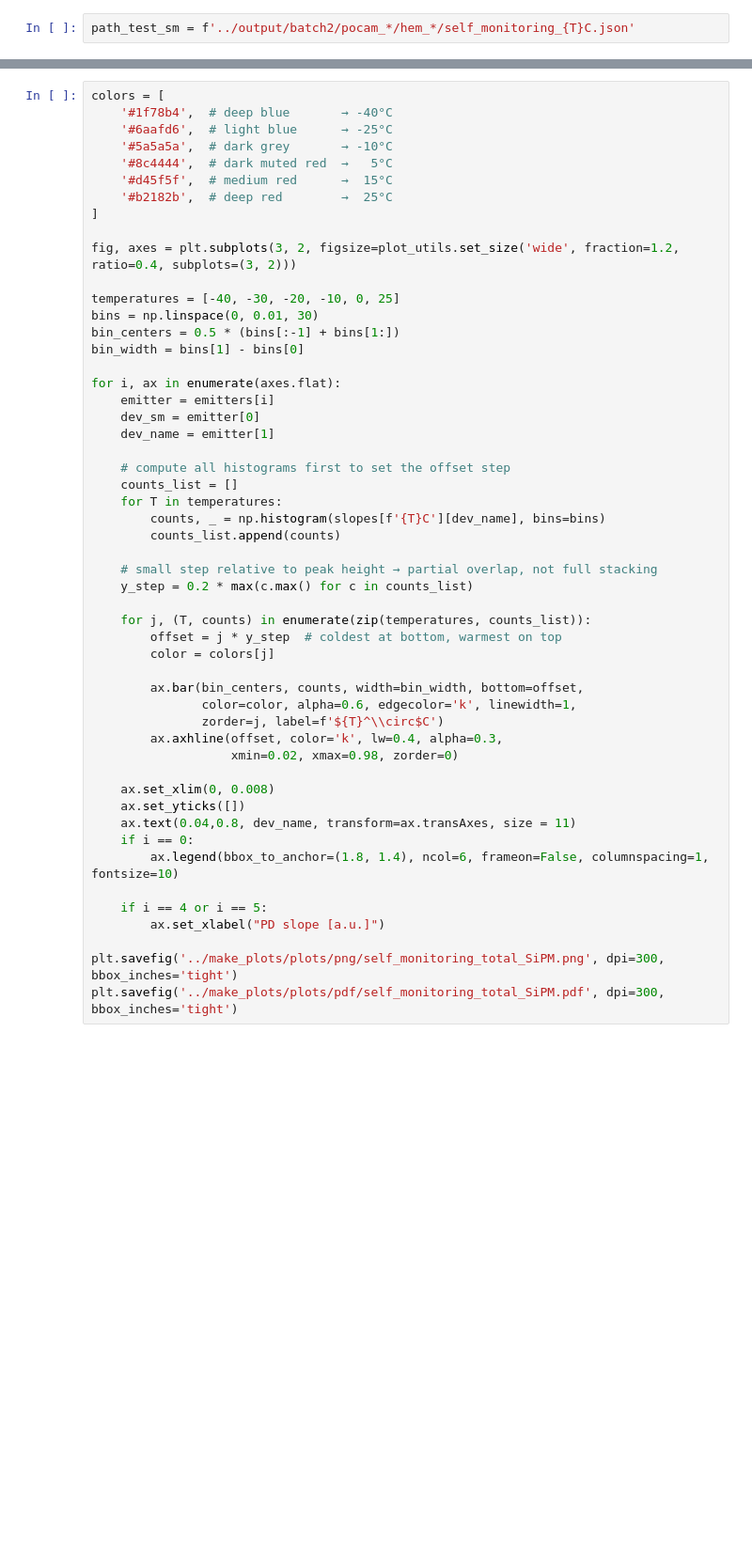
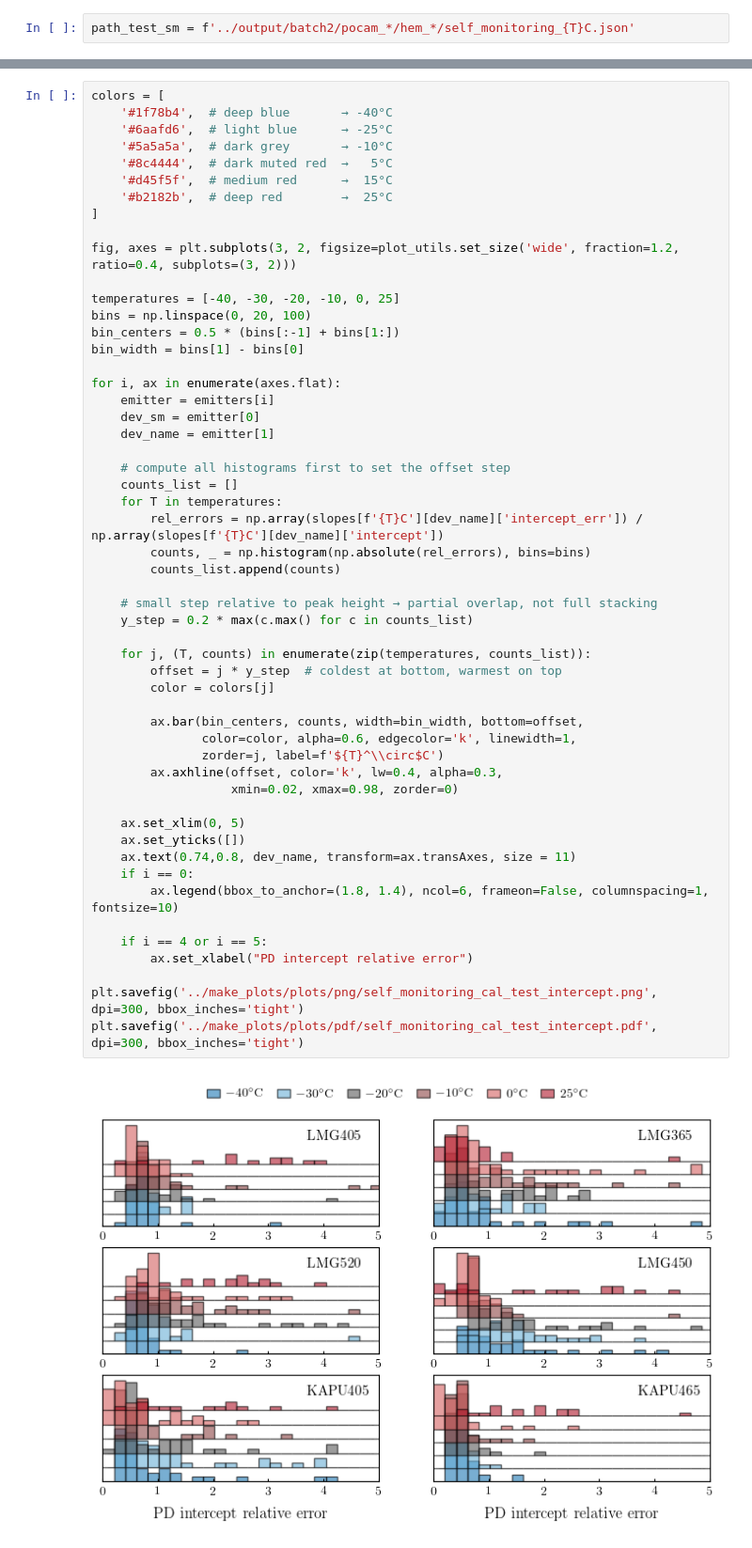
Before and after one commit to LeonhardEidenschink/POCAM_FAT, a Jupyter notebook: scripts/test_self_monitoring.ipynb, the cells around one changed output, grey strips where cells are left out. Shown at 94% size. Saved outputs shown, nothing was run; the diff lists cells and outputs as text; blank space fills up the shorter version.

```diff
--- a/scripts/test_self_monitoring.ipynb
+++ b/scripts/test_self_monitoring.ipynb
@@ -315,42 +326,45 @@ colors = [
 fig, axes = plt.subplots(3, 2, figsize=plot_utils.set_size('wide', fraction=1.2, ratio=0.4, subplots=(3, 2)))
 
 temperatures = [-40, -30, -20, -10, 0, 25]
-bins = np.linspace(0, 0.01, 30)
+bins = np.linspace(0, 20, 100)
 bin_centers = 0.5 * (bins[:-1] + bins[1:])
 bin_width = bins[1] - bins[0]
 
 for i, ax in enumerate(axes.flat):
     emitter = emitters[i]
     dev_sm = emitter[0]
     dev_name = emitter[1]
 
     # compute all histograms first to set the offset step
     counts_list = []
     for T in temperatures:
-        counts, _ = np.histogram(slopes[f'{T}C'][dev_name], bins=bins)
+        rel_errors = np.array(slopes[f'{T}C'][dev_name]['intercept_err']) / np.array(slopes[f'{T}C'][dev_name]['intercept'])
+        counts, _ = np.histogram(np.absolute(rel_errors), bins=bins)
         counts_list.append(counts)
 
     # small step relative to peak height → partial overlap, not full stacking
     y_step = 0.2 * max(c.max() for c in counts_list)
 
     for j, (T, counts) in enumerate(zip(temperatures, counts_list)):
         offset = j * y_step  # coldest at bottom, warmest on top
         color = colors[j]
 
         ax.bar(bin_centers, counts, width=bin_width, bottom=offset,
                color=color, alpha=0.6, edgecolor='k', linewidth=1,
                zorder=j, label=f'${T}^\\circ$C')
         ax.axhline(offset, color='k', lw=0.4, alpha=0.3,
                    xmin=0.02, xmax=0.98, zorder=0)
 
-    ax.set_xlim(0, 0.008)
+    ax.set_xlim(0, 5)
     ax.set_yticks([])
-    ax.text(0.04,0.8, dev_name, transform=ax.transAxes, size = 11)
+    ax.text(0.74,0.8, dev_name, transform=ax.transAxes, size = 11)
     if i == 0:
         ax.legend(bbox_to_anchor=(1.8, 1.4), ncol=6, frameon=False, columnspacing=1, fontsize=10)
 
     if i == 4 or i == 5:
-        ax.set_xlabel("PD slope [a.u.]")
+        ax.set_xlabel("PD intercept relative error")
 
-plt.savefig('../make_plots/plots/png/self_monitoring_total_SiPM.png', dpi=300, bbox_inches='tight')
-plt.savefig('../make_plots/plots/pdf/self_monitoring_total_SiPM.pdf', dpi=300, bbox_inches='tight')
+plt.savefig('../make_plots/plots/png/self_monitoring_cal_test_intercept.png', dpi=300, bbox_inches='tight')
+plt.savefig('../make_plots/plots/pdf/self_monitoring_cal_test_intercept.pdf', dpi=300, bbox_inches='tight')
+# %% [output]
+[figure, added]
```
Also changed, not shown: parts of 17 cells of this notebook, 4 other files.
